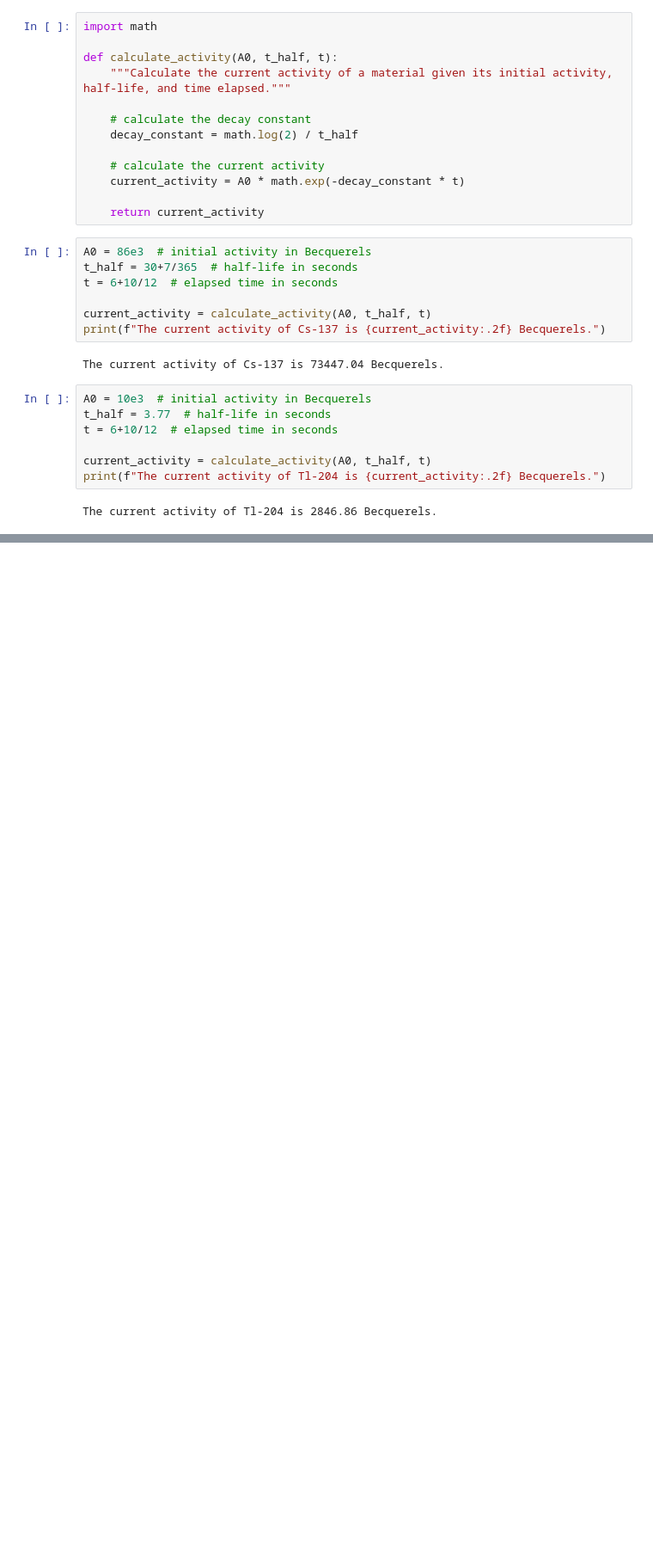
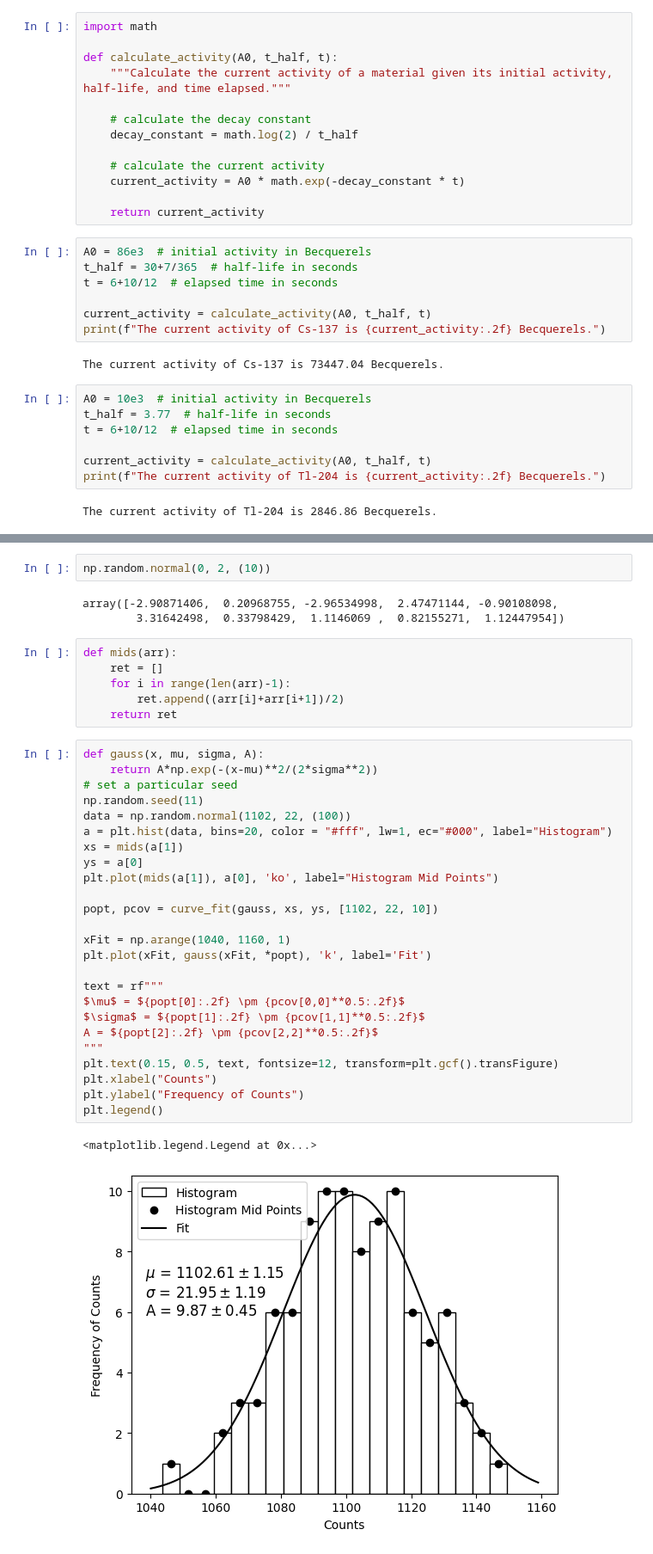
Before and after one commit to PeithonKing/lab_reports, a Jupyter notebook: Sem6/Nuclear_Physics/Expt1/process.ipynb, the cells around one changed output, grey strips where cells are left out. Shown at 86% size. Saved outputs shown, nothing was run; the diff lists cells and outputs as text; blank space fills up the shorter version.

```diff
--- a/Sem6/Nuclear_Physics/Expt1/process.ipynb
+++ b/Sem6/Nuclear_Physics/Expt1/process.ipynb
@@ -89,0 +112,39 @@ The current activity of Tl-204 is 2846.86 Becquerels.
+# %%
+np.random.normal(0, 2, (10))
+# %% [output]
+array([-2.90871406,  0.20968755, -2.96534998,  2.47471144, -0.90108098,
+        3.31642498,  0.33798429,  1.1146069 ,  0.82155271,  1.12447954])
+# %%
+def mids(arr):
+    ret = []
+    for i in range(len(arr)-1):
+        ret.append((arr[i]+arr[i+1])/2)
+    return ret
+# %%
+def gauss(x, mu, sigma, A):
+	return A*np.exp(-(x-mu)**2/(2*sigma**2))
+# set a particular seed
+np.random.seed(11)
+data = np.random.normal(1102, 22, (100))
+a = plt.hist(data, bins=20, color = "#fff", lw=1, ec="#000", label="Histogram")
+xs = mids(a[1])
+ys = a[0]
+plt.plot(mids(a[1]), a[0], 'ko', label="Histogram Mid Points")
+
+popt, pcov = curve_fit(gauss, xs, ys, [1102, 22, 10])
+
+xFit = np.arange(1040, 1160, 1)
+plt.plot(xFit, gauss(xFit, *popt), 'k', label='Fit')
+
+text = rf"""
+$\mu$ = ${popt[0]:.2f} \pm {pcov[0,0]**0.5:.2f}$
+$\sigma$ = ${popt[1]:.2f} \pm {pcov[1,1]**0.5:.2f}$
+A = ${popt[2]:.2f} \pm {pcov[2,2]**0.5:.2f}$
+"""
+plt.text(0.15, 0.5, text, fontsize=12, transform=plt.gcf().transFigure)
+plt.xlabel("Counts")
+plt.ylabel("Frequency of Counts")
+plt.legend()
+# %% [output]
+<matplotlib.legend.Legend at 0x...>
+[figure, added]
```
Also changed, not shown: parts of 7 cells of this notebook, 16 other files.
